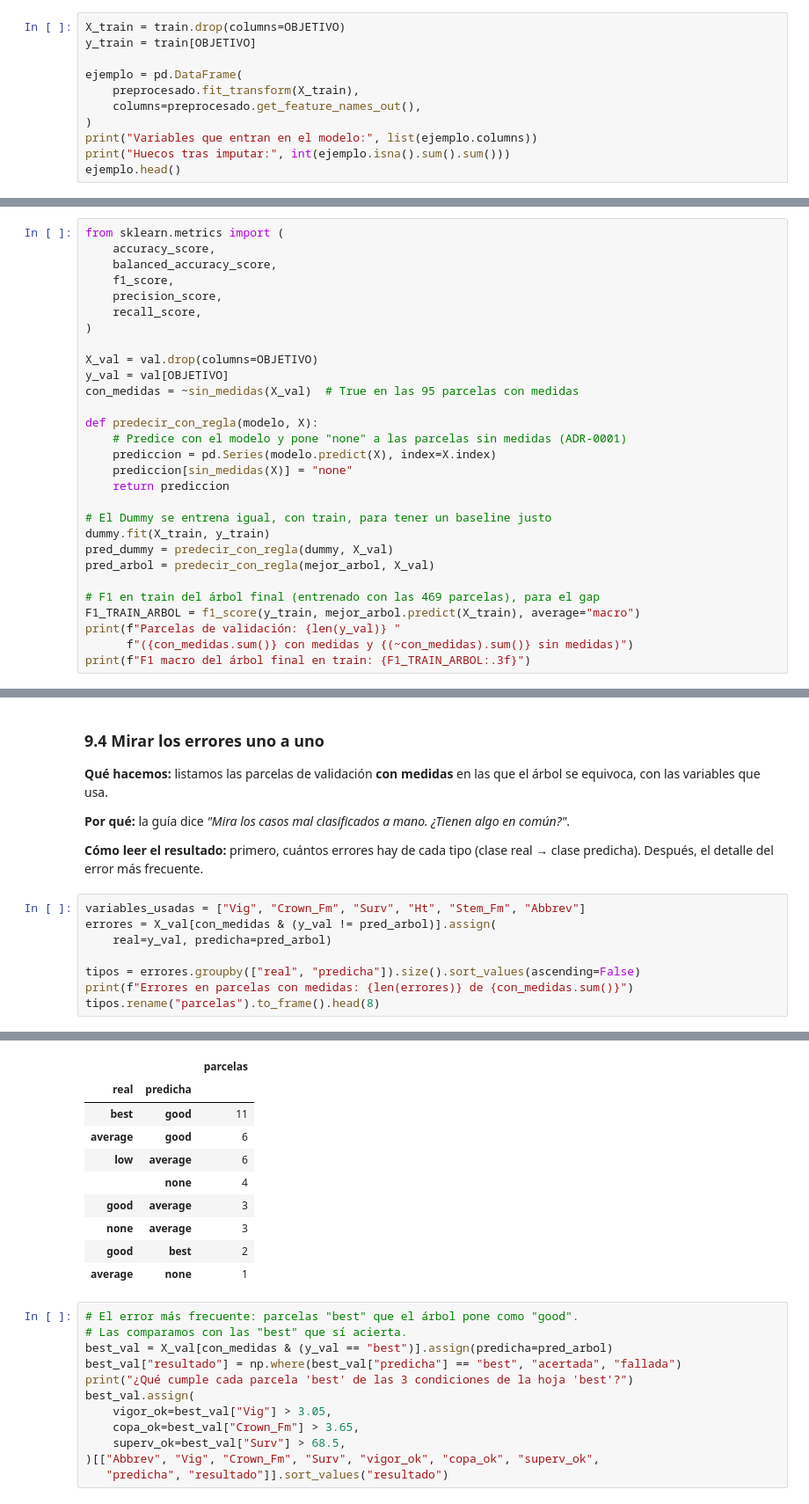
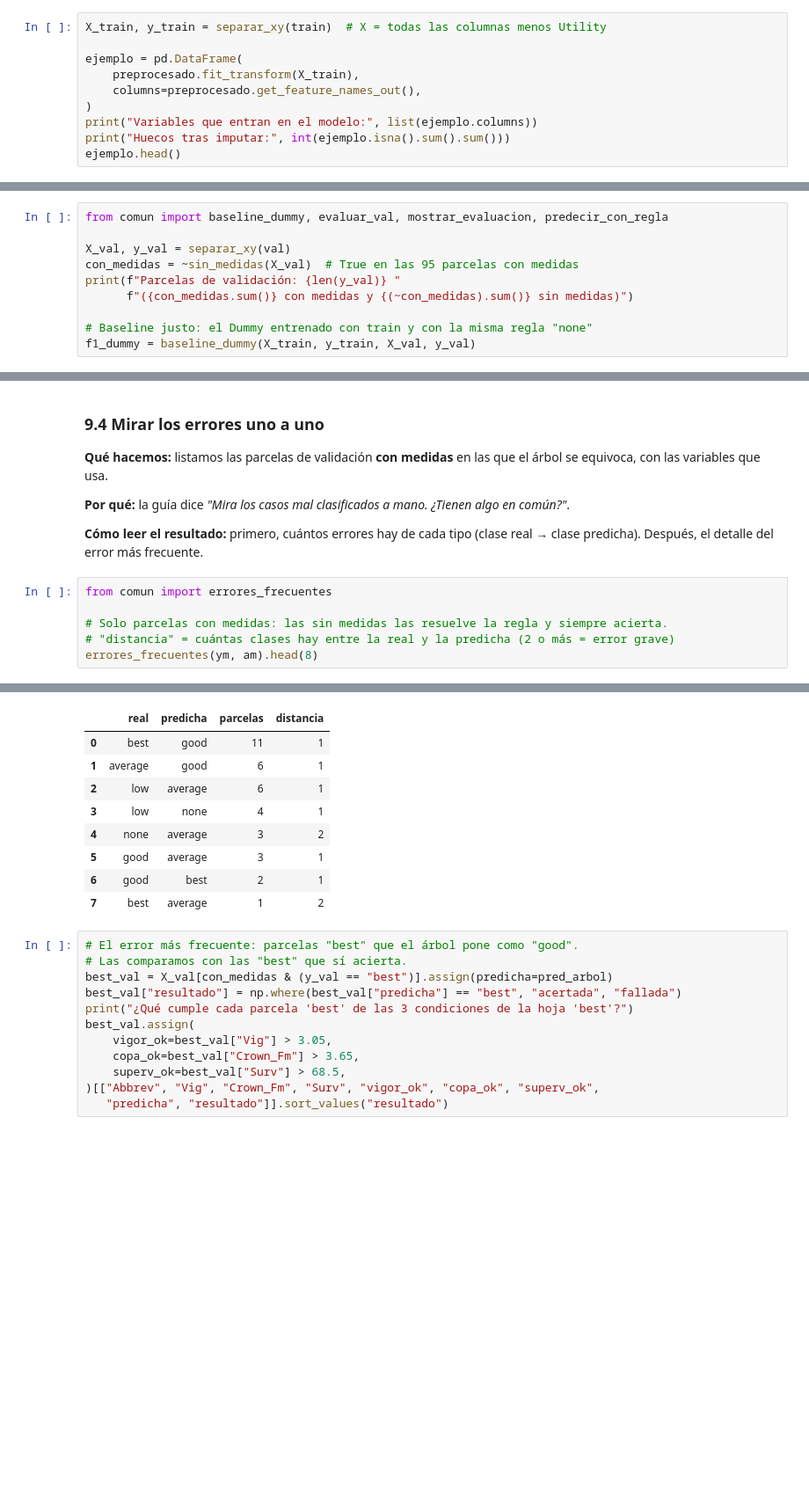
Before and after one commit to IA-P1-BCN/g3-Clasificacion-Multiclase, a Jupyter notebook: 03_arbol_decision.ipynb, the cells around one changed output, grey strips where cells are left out. Shown at 88% size. Cells and saved outputs as stored; diff of their text form; blank space fills up the shorter version.

```diff
--- a/03_arbol_decision.ipynb
+++ b/03_arbol_decision.ipynb
@@ -171,8 +164,7 @@ Las columnas que solo repetían el sitio (`Locality`, `Latitude`, `Rainfall`, et
 - **¿Sobran variables?** Sí, los dos identificadores, que quitamos. Al final (paso 9) veremos cuáles usa de verdad el árbol.
 - **¿Cada variable estará disponible al predecir?** Sí, si la parcela se ha medido. Si no, se aplica la regla `none`.
 # %%
-X_train = train.drop(columns=OBJETIVO)
-y_train = train[OBJETIVO]
+X_train, y_train = separar_xy(train)  # X = todas las columnas menos Utility
 
 ejemplo = pd.DataFrame(
     preprocesado.fit_transform(X_train),
@@ -675,31 +641,12 @@ MÉTRICAS (validación cruzada)
 # %%
-from sklearn.metrics import (
-    accuracy_score,
-    balanced_accuracy_score,
-    f1_score,
-    precision_score,
-    recall_score,
-)
+from comun import baseline_dummy, evaluar_val, mostrar_evaluacion, predecir_con_regla
 
-X_val = val.drop(columns=OBJETIVO)
-y_val = val[OBJETIVO]
+X_val, y_val = separar_xy(val)
 con_medidas = ~sin_medidas(X_val)  # True en las 95 parcelas con medidas
-
-def predecir_con_regla(modelo, X):
-    # Predice con el modelo y pone "none" a las parcelas sin medidas (ADR-0001)
-    prediccion = pd.Series(modelo.predict(X), index=X.index)
-    prediccion[sin_medidas(X)] = "none"
-    return prediccion
-
-# El Dummy se entrena igual, con train, para tener un baseline justo
-dummy.fit(X_train, y_train)
-pred_dummy = predecir_con_regla(dummy, X_val)
-pred_arbol = predecir_con_regla(mejor_arbol, X_val)
-
-# F1 en train del árbol final (entrenado con las 469 parcelas), para el gap
-F1_TRAIN_ARBOL = f1_score(y_train, mejor_arbol.predict(X_train), average="macro")
 print(f"Parcelas de validación: {len(y_val)} "
       f"({con_medidas.sum()} con medidas y {(~con_medidas).sum()} sin medidas)")
-print(f"F1 macro del árbol final en train: {F1_TRAIN_ARBOL:.3f}")
+
+# Baseline justo: el Dummy entrenado con train y con la misma regla "none"
+f1_dummy = baseline_dummy(X_train, y_train, X_val, y_val)
 # %% [output]
 Parcelas de validación: 110 (95 con medidas y 15 sin medidas)
@@ -1009,11 +874,9 @@ print(export_text(arbol, feature_names=nombres))
 
 **Cómo leer el resultado:** primero, cuántos errores hay de cada tipo (clase real → clase predicha). Después, el detalle del error más frecuente.
 # %%
-variables_usadas = ["Vig", "Crown_Fm", "Surv", "Ht", "Stem_Fm", "Abbrev"]
-errores = X_val[con_medidas & (y_val != pred_arbol)].assign(
-    real=y_val, predicha=pred_arbol)
+from comun import errores_frecuentes
 
-tipos = errores.groupby(["real", "predicha"]).size().sort_values(ascending=False)
-print(f"Errores en parcelas con medidas: {len(errores)} de {con_medidas.sum()}")
-tipos.rename("parcelas").to_frame().head(8)
+# Solo parcelas con medidas: las sin medidas las resuelve la regla y siempre acierta.
+# "distancia" = cuántas clases hay entre la real y la predicha (2 o más = error grave)
+errores_frecuentes(ym, am).head(8)
 # %% [output]
@@ -1021,13 +884,12 @@ Errores en parcelas con medidas: 40 de 95
-|  |  | parcelas |
-| real | predicha |  |
-| best | good | 11 |
-| average | good | 6 |
-| low | average | 6 |
-|  | none | 4 |
-| good | average | 3 |
-| none | average | 3 |
-| good | best | 2 |
-| average | none | 1 |
+|  | real | predicha | parcelas | distancia |
+| 0 | best | good | 11 | 1 |
+| 1 | average | good | 6 | 1 |
+| 2 | low | average | 6 | 1 |
+| 3 | low | none | 4 | 1 |
+| 4 | none | average | 3 | 2 |
+| 5 | good | average | 3 | 1 |
+| 6 | good | best | 2 | 1 |
+| 7 | best | average | 1 | 2 |
 # %%
 # El error más frecuente: parcelas "best" que el árbol pone como "good".
 # Las comparamos con las "best" que sí acierta.
```
Also changed, not shown: parts of 25 cells of this notebook, 1 other file.
